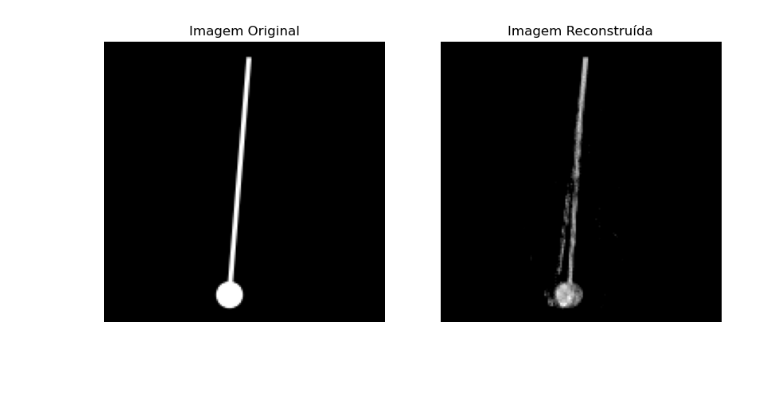
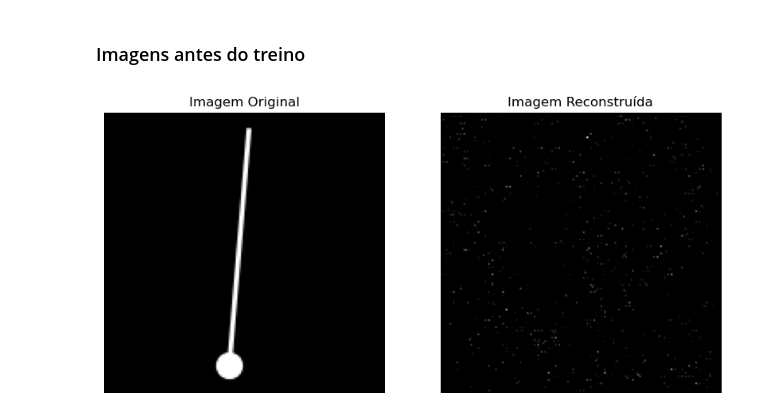
Before and after one commit to Coffee4MePlz/Notebooks_NN_Physics, a Jupyter notebook: Exemplo 3-Autoencoder/06-Exemplo 3 Pendulo Autoencode.ipynb, the cells around one changed output. Saved outputs shown, nothing was run; the diff lists cells and outputs as text; code cells hidden in the pictures; blank space fills up the shorter version.

```diff
--- a/Exemplo 3-Autoencoder/06-Exemplo 3 Pendulo Autoencode.ipynb
+++ b/Exemplo 3-Autoencoder/06-Exemplo 3 Pendulo Autoencode.ipynb
@@ -30,0 +46,14 @@ Treinamento concluído
+# %%
+#Função para plotar as imagens reconstruidas:
+
+def plot_image_comparison(input,output):
+    # Plotando as imagens
+    fig, ax = plt.subplots(1, 2, figsize=(10, 7))
+    ax[0].imshow(input_image, cmap='gray')
+    ax[0].set_title('Imagem Original')
+    ax[0].axis('off')
+    ax[1].imshow(output, cmap='gray')
+    ax[1].set_title('Imagem Reconstruída')
+    ax[1].axis('off')
+    plt.savefig("Imagem-Reconstruída",dpi=1000)
+    plt.show()
@@ -30,0 +63,12 @@ Treinamento concluído
+# %%
+# declarando modelos
+model_zero = SimpleAutoencoder(neck)
+model_zero.load_state_dict(tc.load(f'saved_models/model_neck{neck}_parameters_epoch0.pth'))
+
+# recuprando parametros salvos
+model_intermed = SimpleAutoencoder(neck)
+model_intermed.load_state_dict(tc.load(f'saved_models/model_neck{neck}_parameters_epoch1000.pth'))
+
+# colocando os modelos em modoe avaliação
+model_zero.eval()
+model_intermed.eval()
@@ -31,27 +90,17 @@ Treinamento concluído
+# %% [markdown]
+### Imagens antes do treino
 # %%
-# Coloca o modelo em modo de avaliação
-trainer.model.eval()
-
 # Supondo que você quer testar com a primeira imagem do dataset de teste
 dataiter = iter(trainer.test_dataloader)
 images = next(dataiter)
 
 # Executar a imagem pela rede
-output, output2 = trainer.model(images[0].unsqueeze(0).to(trainer.dev))
+output, output2 = model_zero(images[0].unsqueeze(0))
 
 # Converte a saída do modelo e a entrada para exibição
 output = output.cpu().detach().numpy().squeeze()
 input_image = images[0].cpu().detach().numpy().squeeze()
 
-# Plotando as imagens
-fig, ax = plt.subplots(1, 2, figsize=(10, 7))
-ax[0].imshow(input_image, cmap='gray')
-ax[0].set_title('Imagem Original')
-ax[0].axis('off')
-ax[1].imshow(output, cmap='gray')
-ax[1].set_title('Imagem Reconstruída')
-ax[1].axis('off')
-plt.savefig("Imagem-Reconstruída",dpi=1000)
-plt.show()
+plot_image_comparison(input_image,output)
 # %% [output]
-[figure, old version]
+[figure, new version]
```
Also changed, not shown: parts of 24 cells of this notebook, 5 other files.
